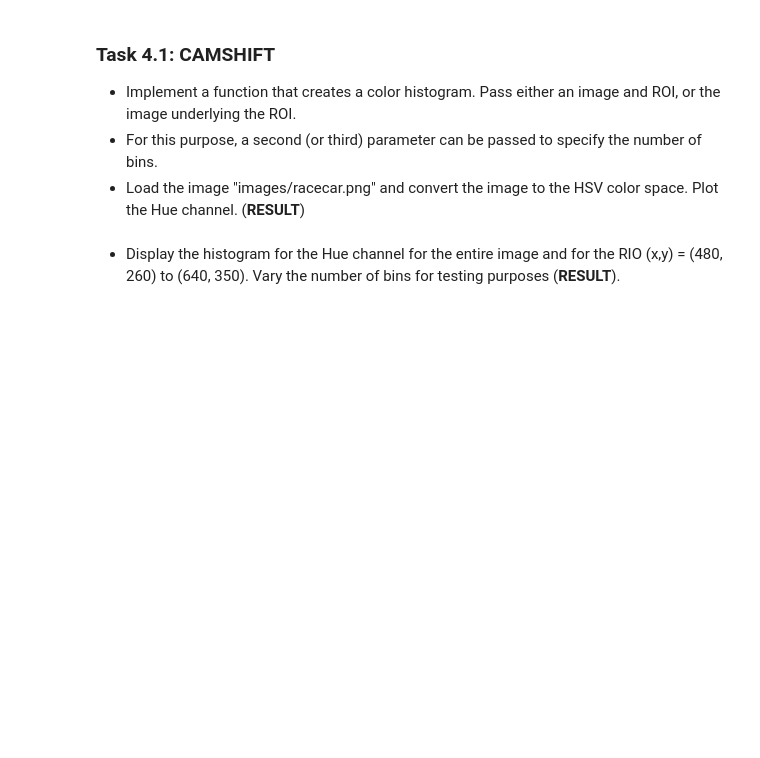
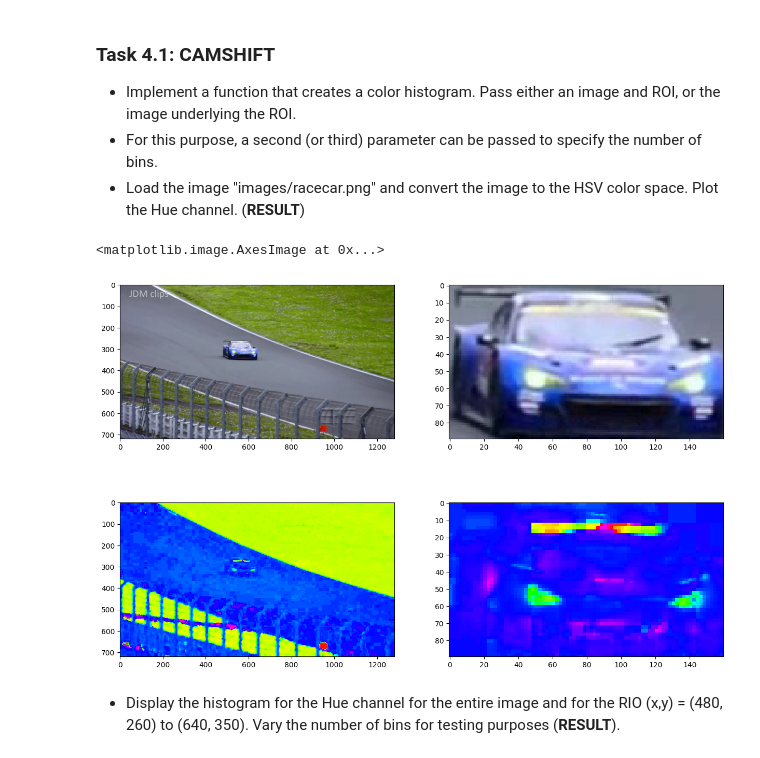
Before and after one commit to theRealProHacker/Computer-Vision, a Jupyter notebook: assignment04.ipynb, the cells around one changed output. Cells and saved outputs as stored; diff of their text form; code cells hidden in the pictures; blank space fills up the shorter version.

```diff
--- a/assignment04.ipynb
+++ b/assignment04.ipynb
@@ -15,39 +15,40 @@ To pass the assignment, you need to solve task 4.1 CAMSHIFT or 4.2 HOG. Solving
 # %%
 %matplotlib inline
 from skimage import io,color
 import numpy as np
 from matplotlib import pyplot as plt
 import matplotlib.patches as patches
 import os
 import warnings; warnings.simplefilter('ignore')
 
 
 IMAGES_PER_ROW = 4
 
 MIN_SATURATION_CAR = 0.2
 MIN_VALUE_CAR = 0.5
 MIN_SATURATION_TACO = 0.8
 MIN_VALUE_TACO = 0.2
 
 ROI_FRAME_MARGIN_CAR = 60
 ROI_FRAME_MARGIN_TACO = 20
 
 
 image = io.imread('images/racecar.png')
 imageCar = image[260:350, 480:640]
 
 fig = plt.figure(figsize=(15, 10))
-ax1 = plt.subplot(1, 2, 1)
-ax2 = plt.subplot(1, 2, 2)
-# ...
+ax1 = plt.subplot(2, 2, 1)
+ax2 = plt.subplot(2, 2, 2)
+ax3 = plt.subplot(2, 2, 3)
+ax4 = plt.subplot(2, 2, 4)
 
 ax1.imshow(image)
 ax2.imshow(imageCar)
-
-# ...
-
-# def createColorHistogram(img, binCount = 256, out = plt):
-
-    # ...
+# hue channel
+ax3.imshow(color.rgb2hsv(image)[:, :, 0], cmap='hsv')
+ax4.imshow(color.rgb2hsv(imageCar)[:, :, 0], cmap='hsv')
+# %% [output]
+<matplotlib.image.AxesImage at 0x...>
+[figure, added]
 # %% [markdown]
 * Display the histogram for the Hue channel for the entire image and for the RIO (x,y) = (480, 260) to (640, 350). Vary the number of bins for testing purposes (**RESULT**).
```
Also changed, not shown: parts of 6 cells of this notebook.
